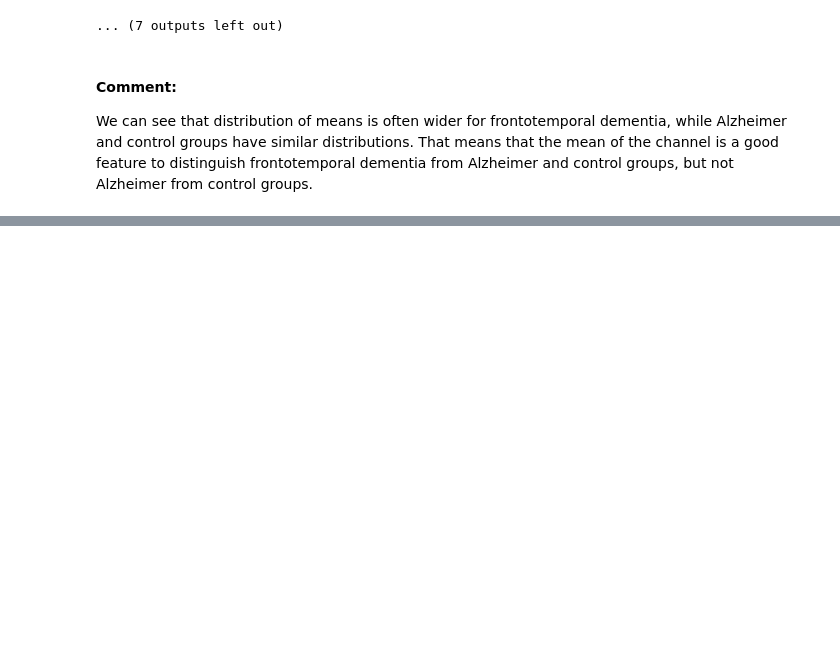
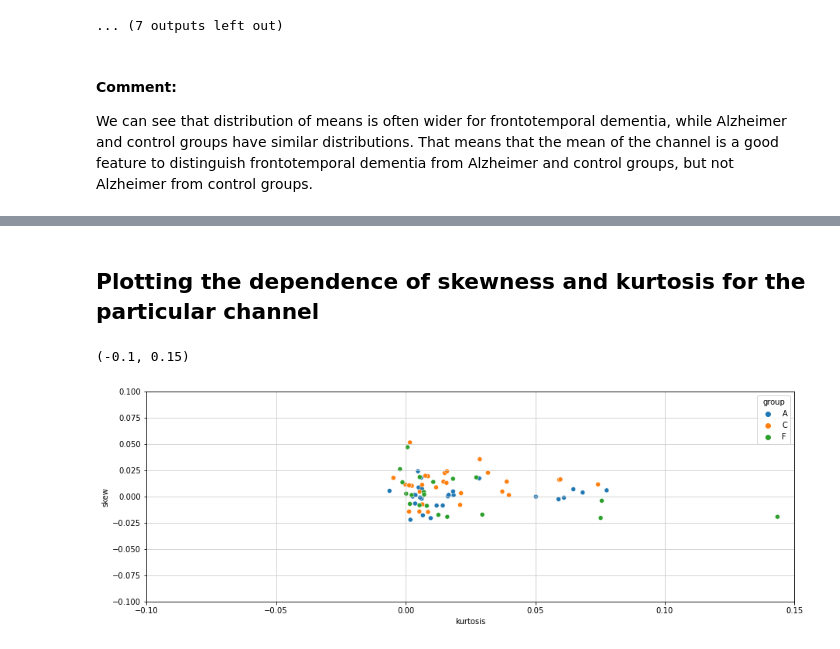
Before and after one commit to strajdzsha/EEG-classification, a Jupyter notebook: analysis/eda.ipynb, the cells around one changed output, grey strips where cells are left out. Cells and saved outputs as stored; diff of their text form; code cells hidden in the pictures; blank space fills up the shorter version.

```diff
--- a/analysis/eda.ipynb
+++ b/analysis/eda.ipynb
@@ -94,0 +156,2 @@ for ch in range(19):
+# %% [markdown]
+## Plotting the dependence of skewness and kurtosis for the particular channel
@@ -94,0 +160,21 @@ for ch in range(19):
+# %%
+ch = 3
+kurt = [ss.kurtosis(alpha_rhythm(participants[i][0][ch])) for i in range(len(participants))]
+skew = [ss.skew(alpha_rhythm(participants[i][0][ch])) for i in range(len(participants))]
+kurt = kurt/(np.max(kurt) - np.min(kurt))
+skew = skew/(np.max(skew) - np.min(skew))
+
+groups = [participants[i][3] for i in range(len(participants))]
+
+data = pd.DataFrame({'kurtosis': kurt, 'skew': skew, 'group': groups})
+
+fig, axes = plt.subplots(figsize=(15, 5), sharey=True)
+sns.set_style({'axes.edgecolor': '0', 'axes.facecolor': 'white', 'axes.grid': True, 'axes.linewidth': 1.5, 'grid.color': '.8', 'grid.linestyle': '-', 'image.cmap': 'rocket_r', 'legend.frameon': True, 'legend.numpoints': 1, 'legend.scatterpoints': 1, 'lines.solid_capstyle': 'round', 'text.color': '0', 'xtick.direction': 'out', 'xtick.major.size': 6.0, 'xtick.minor.size': 3.0, 'ytick.direction': 'out', 'ytick.major.size': 6.0, 'ytick.minor.size': 3.0})
+sns.scatterplot(data=data, x='kurtosis', y='skew', hue='group')
+
+axes.set_ylim(-0.1, 0.1)
+axes.set_xlim(-0.1, 0.15)
+#fig.savefig(f"../data/plots/kurt_ch{ch}.png")
+# %% [output]
+(-0.1, 0.15)
+[figure, added]
```
Also changed, not shown: parts of 9 cells of this notebook, 3 other files.
